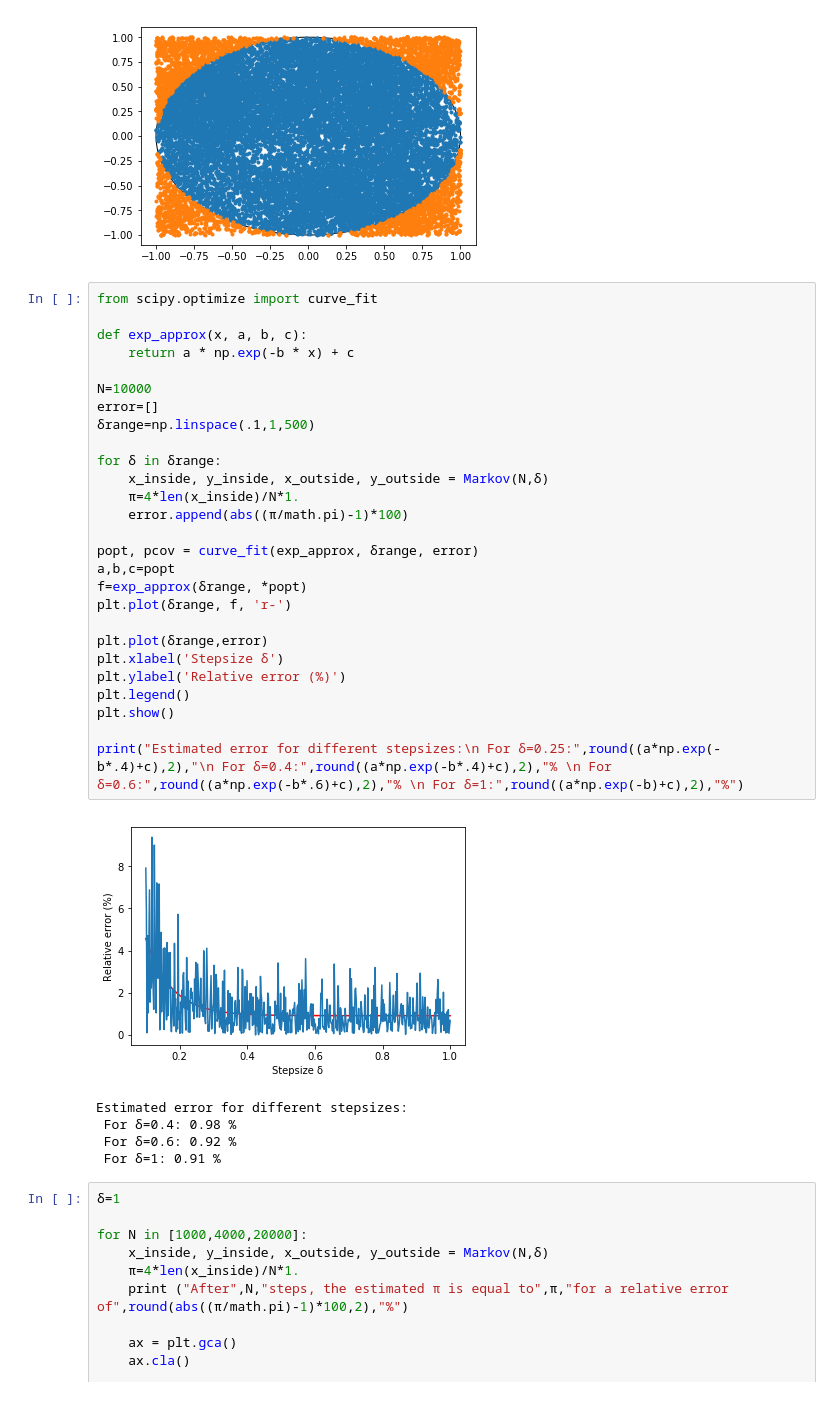
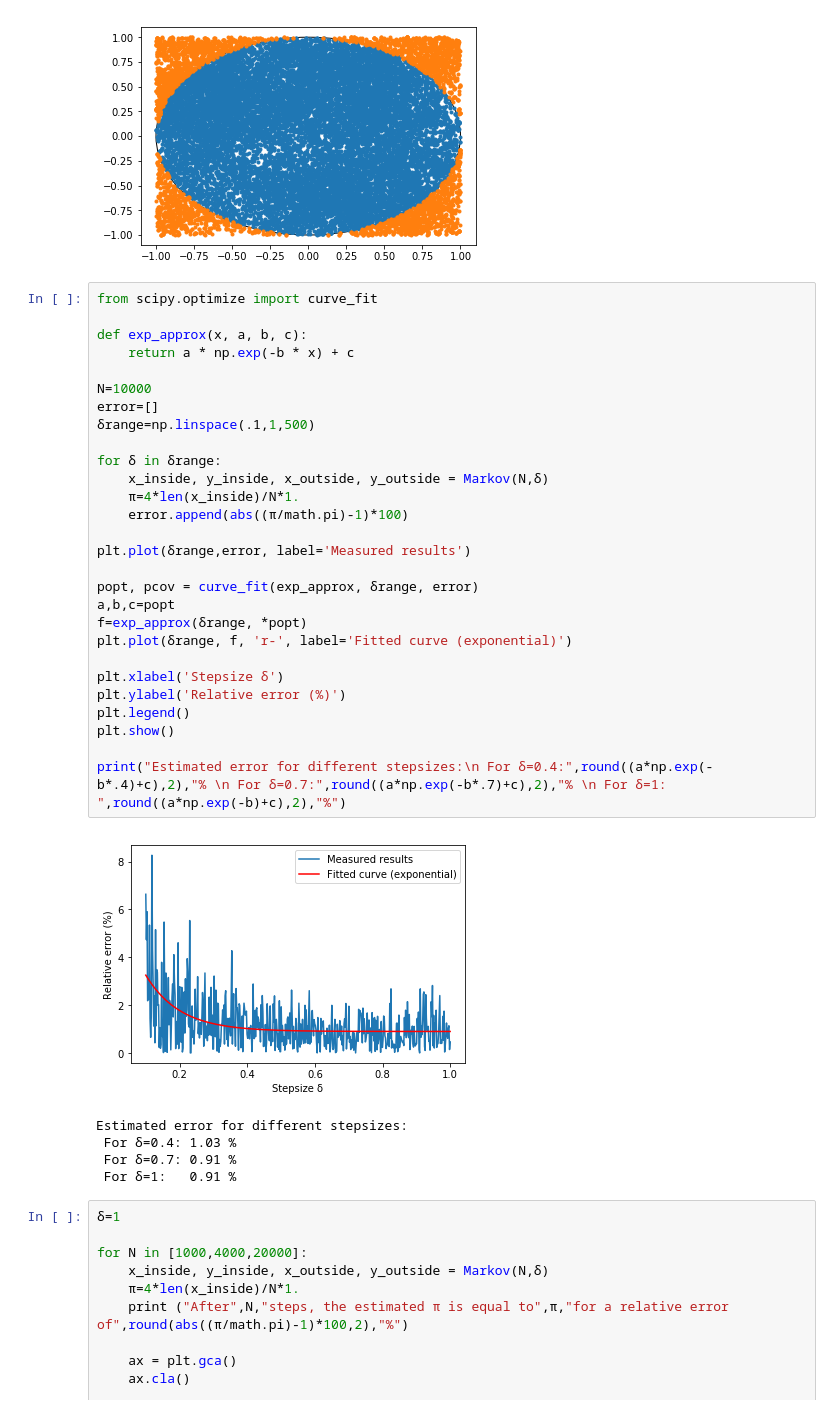
Before and after one commit to Selimhaj/Computational-Science, a Jupyter notebook: Homework 3 Sampling Pi with MCMC.ipynb, the cells around one changed output. Saved outputs shown, nothing was run; the diff lists cells and outputs as text.

```diff
--- a/Homework 3 Sampling Pi with MCMC.ipynb
+++ b/Homework 3 Sampling Pi with MCMC.ipynb
@@ -60,36 +60,37 @@ After 20000 steps, the estimated π is equal to 3.233 for a relative error of 2.
 # %%
 from scipy.optimize import curve_fit
 
 def exp_approx(x, a, b, c):
     return a * np.exp(-b * x) + c
 
 N=10000
 error=[]
 δrange=np.linspace(.1,1,500)
 
 for δ in δrange:
     x_inside, y_inside, x_outside, y_outside = Markov(N,δ)
     π=4*len(x_inside)/N*1.
     error.append(abs((π/math.pi)-1)*100)
 
+plt.plot(δrange,error, label='Measured results')
+
 popt, pcov = curve_fit(exp_approx, δrange, error)
 a,b,c=popt
 f=exp_approx(δrange, *popt)
-plt.plot(δrange, f, 'r-')
+plt.plot(δrange, f, 'r-', label='Fitted curve (exponential)')
 
-plt.plot(δrange,error)
 plt.xlabel('Stepsize δ')
 plt.ylabel('Relative error (%)')
 plt.legend()
 plt.show()
 
-print("Estimated error for different stepsizes:\n For δ=0.25:",round((a*np.exp(-b*.4)+c),2),"\n For δ=0.4:",round((a*np.exp(-b*.4)+c),2),"% \n For δ=0.6:",round((a*np.exp(-b*.6)+c),2),"% \n For δ=1:",round((a*np.exp(-b)+c),2),"%")
+print("Estimated error for different stepsizes:\n For δ=0.4:",round((a*np.exp(-b*.4)+c),2),"% \n For δ=0.7:",round((a*np.exp(-b*.7)+c),2),"% \n For δ=1:  ",round((a*np.exp(-b)+c),2),"%")
 # %% [output]
-[figure, old version]
+[figure, new version]
 Estimated error for different stepsizes:
- For δ=0.4: 0.98 %
- For δ=0.6: 0.92 %
- For δ=1: 0.91 %
+ For δ=0.4: 1.03 %
+ For δ=0.7: 0.91 %
+ For δ=1:   0.91 %
 # %%
 δ=1
 
```
